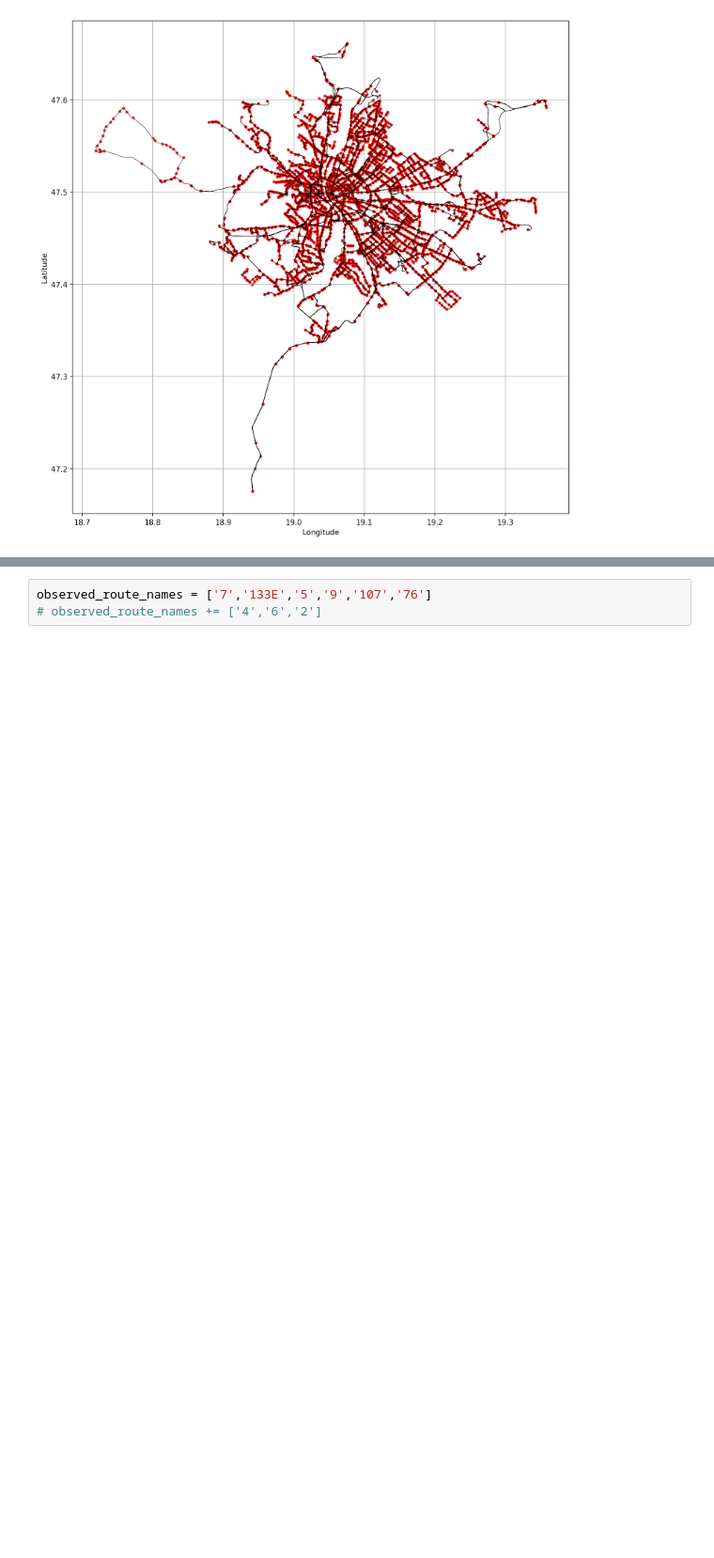
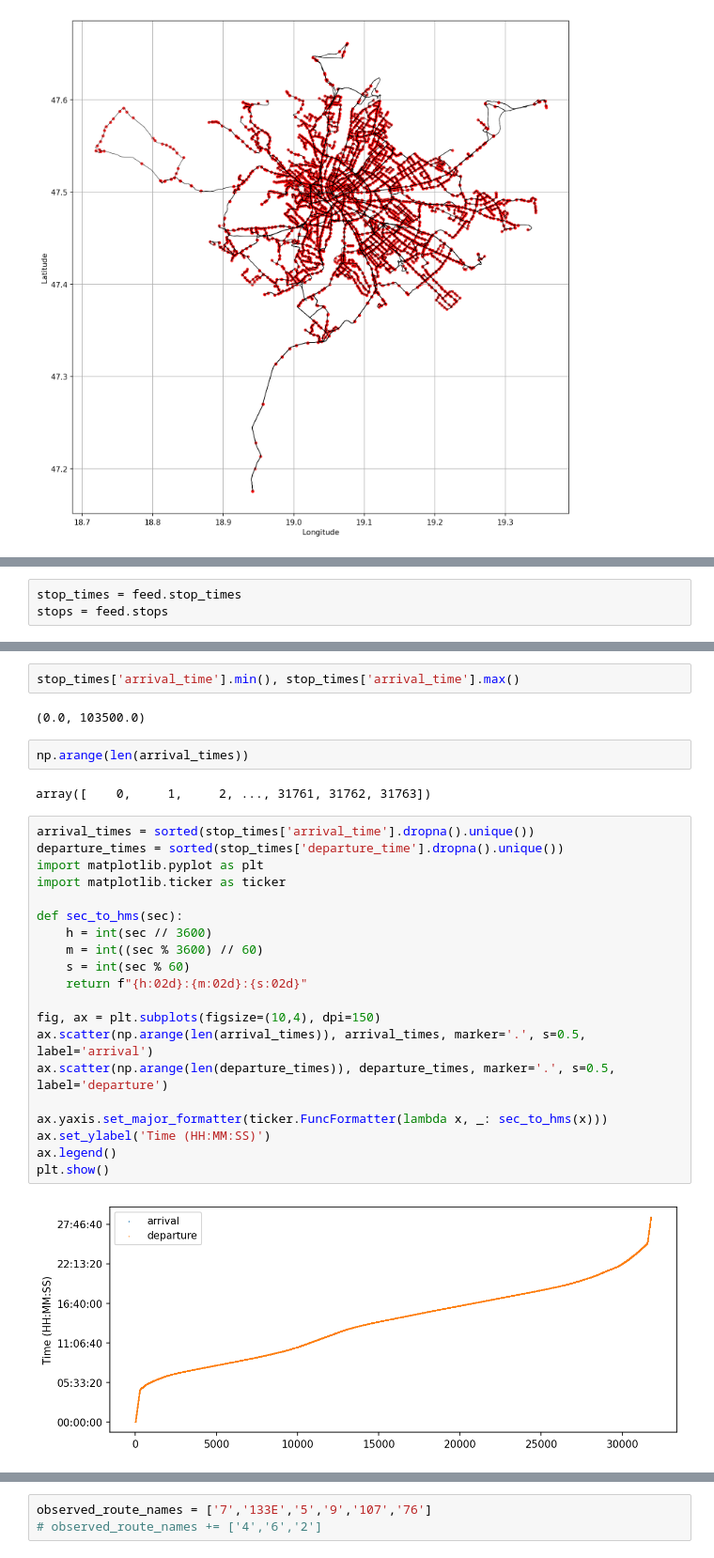
Before and after one commit to zsoca000/vitmma19-pw-delay-detection, a Jupyter notebook: data/static_gtfs.ipynb, the cells around one changed output, grey strips where cells are left out. Shown: that part at 94% size. Saved outputs shown, nothing was run; the diff lists cells and outputs as text; blank space fills up the shorter version.

Commit message:
Some new insights in this data format

```diff
--- a/data/static_gtfs.ipynb
+++ b/data/static_gtfs.ipynb
@@ -112,0 +150,3 @@ feed.stop_times.head(n=3)
+# %%
+stop_times = feed.stop_times
+stops = feed.stops
@@ -112,0 +213,30 @@ feed.stop_times.head(n=3)
+# %%
+stop_times['arrival_time'].min(), stop_times['arrival_time'].max()
+# %% [output]
+(0.0, 103500.0)
+# %%
+np.arange(len(arrival_times))
+# %% [output]
+array([    0,     1,     2, ..., 31761, 31762, 31763])
+# %%
+arrival_times = sorted(stop_times['arrival_time'].dropna().unique())
+departure_times = sorted(stop_times['departure_time'].dropna().unique())
+import matplotlib.pyplot as plt
+import matplotlib.ticker as ticker
+
+def sec_to_hms(sec):
+    h = int(sec // 3600)
+    m = int((sec % 3600) // 60)
+    s = int(sec % 60)
+    return f"{h:02d}:{m:02d}:{s:02d}"
+
+fig, ax = plt.subplots(figsize=(10,4), dpi=150)
+ax.scatter(np.arange(len(arrival_times)), arrival_times, marker='.', s=0.5, label='arrival')
+ax.scatter(np.arange(len(departure_times)), departure_times, marker='.', s=0.5, label='departure')
+
+ax.yaxis.set_major_formatter(ticker.FuncFormatter(lambda x, _: sec_to_hms(x)))
+ax.set_ylabel('Time (HH:MM:SS)')
+ax.legend()
+plt.show()
+# %% [output]
+[figure, added]
```
Also changed, not shown: parts of 18 cells of this notebook, 4 other files.
